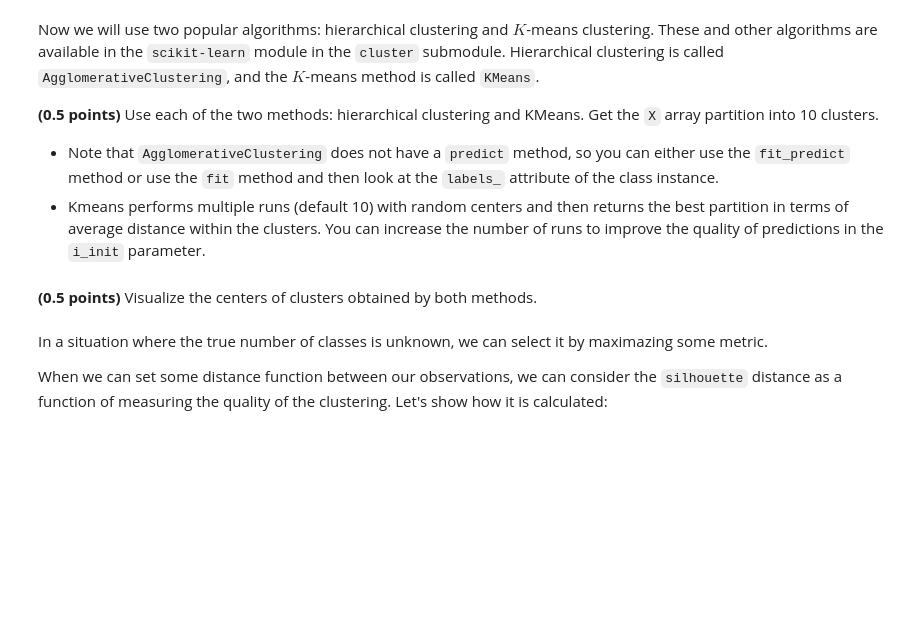
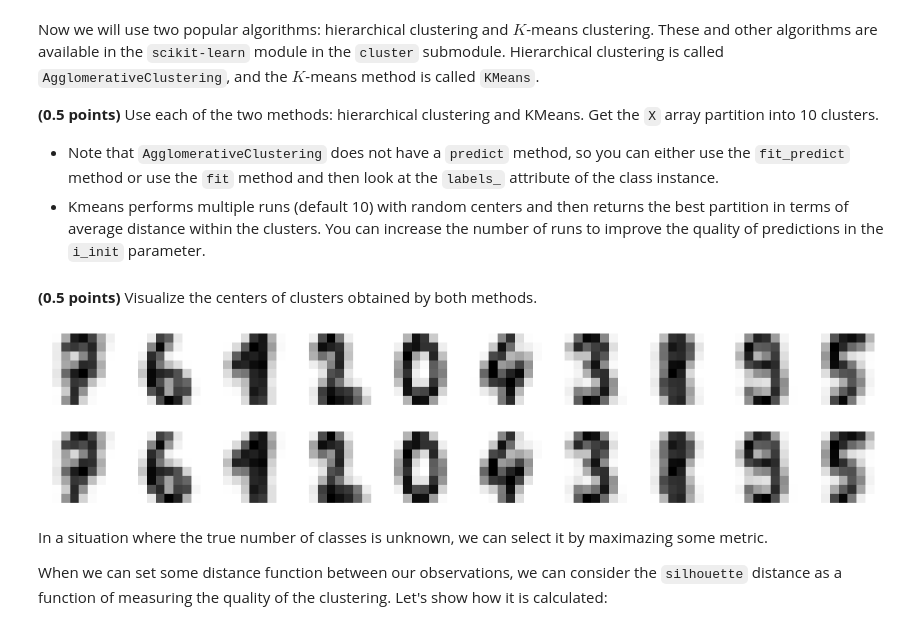
Before and after one commit to kastrubait/ml-intro-2022Q1, a Jupyter notebook: task-8_clustering.ipynb, the cells around one changed output. Drawn from its saved outputs; the diff is of its cells as text; code cells hidden in the pictures; blank space fills up the shorter version.

```diff
--- a/task-8_clustering.ipynb
+++ b/task-8_clustering.ipynb
@@ -211,8 +210,40 @@ kmeans_labels = ...
+# %%
+hierarchical = AgglomerativeClustering(n_clusters=10).fit(X)
+hierarchical_labels = hierarchical.labels_
+
+kmeans = CustomKMeans(n_clusters=10).fit(X)
+kmeans_labels = kmeans.labels_
 # %%
 assert hierarchical_labels.shape == (1797,)
 assert kmeans_labels.shape == (1797,)
 # %% [markdown]
 **(0.5 points)** Visualize the centers of clusters obtained by both methods.
+# %%
+n_clusters = np.unique(hierarchical_labels).shape[0]
+cluster_centers = np.zeros((n_clusters, X.shape[1]))
+for i in range(n_clusters):
+    cluster_centers[i, :] = np.mean(X[model.labels_ == i, :],axis=0)
+
+_, axes = plt.subplots(nrows=1, ncols=10, figsize=(20, 7))
+for ax, image in zip(axes.flatten(), cluster_centers):
+    ax.set_axis_off()
+    ax.imshow(image.reshape((8, 8)), cmap=plt.cm.gray_r )
+    # ax.set_title(label)
+# %% [output]
+[figure, added]
+# %%
+n_clusters = np.unique(kmeans_labels).shape[0]
+cluster_centers = np.zeros((n_clusters, X.shape[1]))
+for i in range(n_clusters):
+    cluster_centers[i, :] = np.mean(X[model.labels_ == i, :],axis=0)
+
+_, axes = plt.subplots(nrows=1, ncols=10, figsize=(20, 7))
+for ax, image in zip(axes.flatten(), cluster_centers):
+    ax.set_axis_off()
+    ax.imshow(image.reshape((8, 8)), cmap=plt.cm.gray_r )
+    # ax.set_title(label)
+# %% [output]
+[figure, added]
 # %% [markdown]
 In a situation where the true number of classes is unknown, we can select it by maximazing some metric.
 
```
Also changed, not shown: parts of 10 cells of this notebook.
